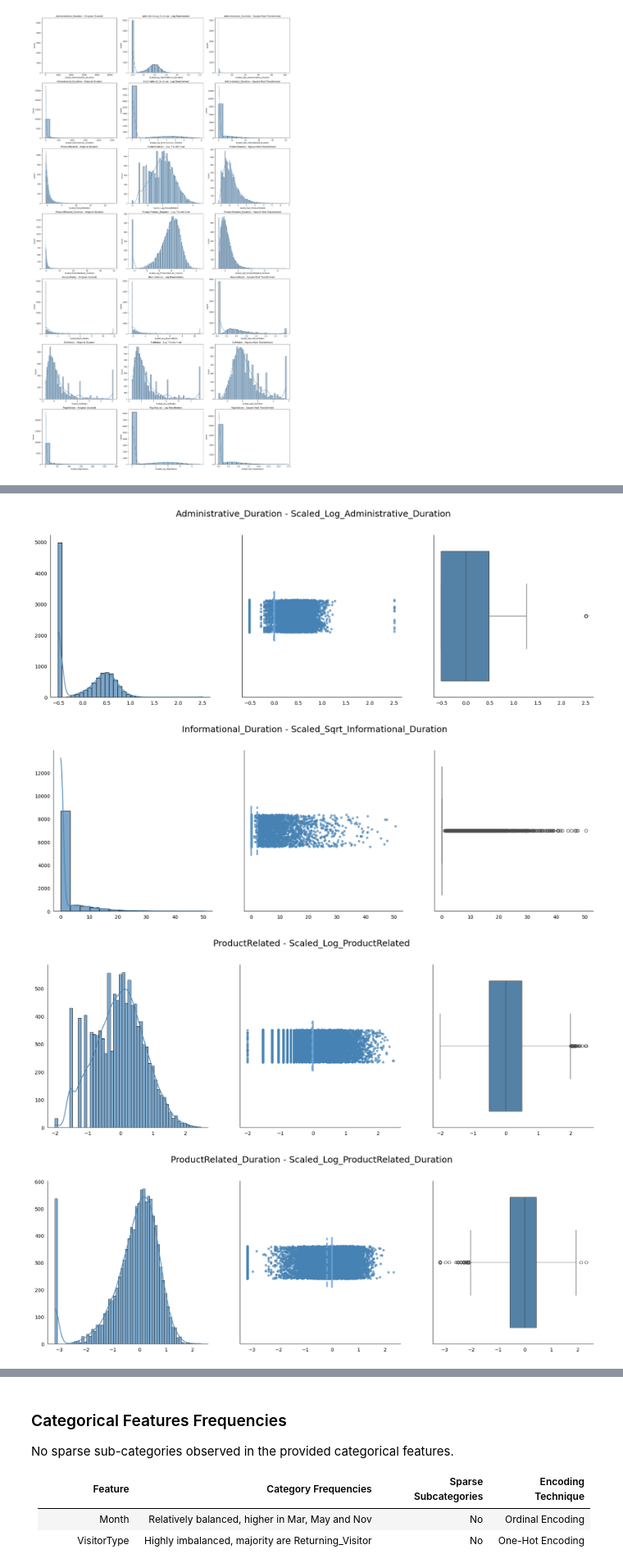
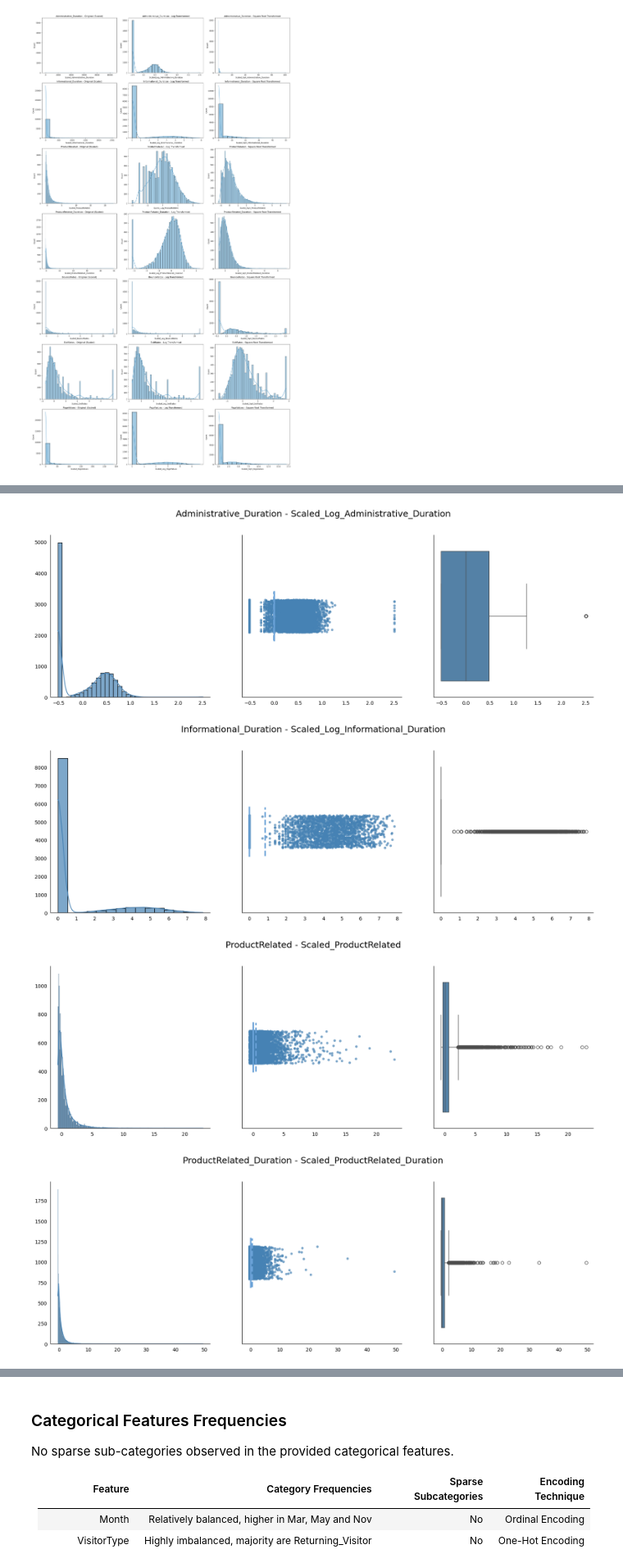
Before and after one commit to FutureGoose/ecommerce_purchase_prediction, a Jupyter notebook: gustaf_boden_ml_projekt.ipynb, the cells around one changed output, grey strips where cells are left out. Shown at 82% size. Drawn from its saved outputs; the diff is of its cells as text; code cells hidden in the pictures.

```diff
--- a/gustaf_boden_ml_projekt.ipynb
+++ b/gustaf_boden_ml_projekt.ipynb
@@ -615,0 +545,3 @@ continuous_features = plot_continuous_features(df)
+# %%
+import goose_helpers as goose
+continuous_features = goose.plot_continuous_features(df)
@@ -675,19 +588,0 @@ BounceRates bins: [0.         0.01574272 0.05149722 0.10272901 0.16523509 0.2
-# %%
-# Set the color palette
-sns.set_palette(sns.color_palette(["steelblue"]))
-
-# Plotting KDE binning
-fig, (ax1, ax2) = plt.subplots(1, 2, figsize=(12, 5))
-
-ax1.hist(df['ExitRates'], bins=exit_rates_bins_kde, edgecolor='black')
-ax1.set_title('ExitRates (KDE Binning)')
-ax1.set_xlabel('ExitRates')
-ax1.set_ylabel('Frequency')
-
-ax2.hist(df['BounceRates'], bins=bounce_rates_bins_kde, edgecolor='black')
-ax2.set_title('BounceRates (KDE Binning)')
-ax2.set_xlabel('BounceRates')
-ax2.set_ylabel('Frequency')
-
-plt.tight_layout()
-plt.show()
@@ -696,11 +588,0 @@ plt.show()
-# %%
-# Naming the bins for KDE binning
-exit_rates_labels_kde = [1, 2, 3, 4, 5]
-bounce_rates_labels_kde = [1, 2, 3, 4, 5]
-
-df['ExitRates_KDE_Binned'] = pd.cut(df['ExitRates'], bins=exit_rates_bins_kde, labels=exit_rates_labels_kde, include_lowest=True)
-df['BounceRates_KDE_Binned'] = pd.cut(df['BounceRates'], bins=bounce_rates_bins_kde, labels=bounce_rates_labels_kde, include_lowest=True)
-
-# Convert the binned columns to numeric data type
-df['ExitRates_KDE_Binned'] = df['ExitRates_KDE_Binned'].astype(int)
-df['BounceRates_KDE_Binned'] = df['BounceRates_KDE_Binned'].astype(int)
@@ -808,12 +686,12 @@ sns.set_palette(sns.color_palette(["steelblue"]))
 
 engineered_features = {
     'Administrative_Duration': 'Scaled_Log_Administrative_Duration',
-    'Informational_Duration': 'Scaled_Sqrt_Informational_Duration',
-    'ProductRelated': 'Scaled_Log_ProductRelated',
-    'ProductRelated_Duration': 'Scaled_Log_ProductRelated_Duration',
-    'BounceRates': 'Scaled_Sqrt_BounceRates',
-    'ExitRates': 'Scaled_Sqrt_ExitRates',
-    'PageValues': 'Scaled_Sqrt_PageValues'
+    'Informational_Duration': 'Scaled_Log_Informational_Duration',
+    'ProductRelated': 'Scaled_ProductRelated',
+    'ProductRelated_Duration': 'Scaled_ProductRelated_Duration',
+    'BounceRates': 'Scaled_Log_BounceRates',
+    'ExitRates': 'Scaled_Log_ExitRates',
+    'PageValues': 'Scaled_Log_PageValues'
 }
 
 for feature, engineered_feature in engineered_features.items():
@@ -823,33 +701,33 @@ for feature, engineered_feature in engineered_features.items():
         # Plots
         sns.histplot(data=df_temp[engineered_feature], ax=ax[0], kde=True, alpha=0.7)
         sns.stripplot(x=df_temp[engineered_feature], ax=ax[1], alpha=0.7)
         sns.boxplot(x=df_temp[engineered_feature], ax=ax[2])
 
         # Stripplot median and mean line
         median = df_temp[engineered_feature].median()
         mean = df_temp[engineered_feature].mean()
         ax[1].axvline(x=median, color='#6AA2D8', linestyle='-', linewidth=3, ymin=0.35, ymax=0.65, zorder=3)  # median
         ax[1].axvline(x=mean, color='#6AA2D8', linestyle='--', linewidth=3, ymin=0.35, ymax=0.65, zorder=3)   # mean
 
         # Title entire figure
         fig.suptitle(f"{feature} - {engineered_feature}", fontsize=18, y=1)
 
         # Hide ticks while keeping labels
         ax[0].tick_params(bottom=False)
         ax[1].tick_params(bottom=False)
         ax[2].tick_params(bottom=False)
         ax[0].tick_params(left=False)
         ax[1].tick_params(left=False)
         ax[2].tick_params(left=False)
 
         # Hide x and y labels
         ax[0].set(xlabel=None, ylabel=None)
         ax[1].set(xlabel=None, ylabel=None)
         ax[2].set(xlabel=None, ylabel=None)
 
         sns.despine()
 # %% [output]
 [figure]
-[figure, old version]
+[figure, new version]
-[figure, old version]
+[figure, new version]
-[figure, old version]
+[figure, new version]
```
Also changed, not shown: parts of 25 cells of this notebook, 1 other file.
